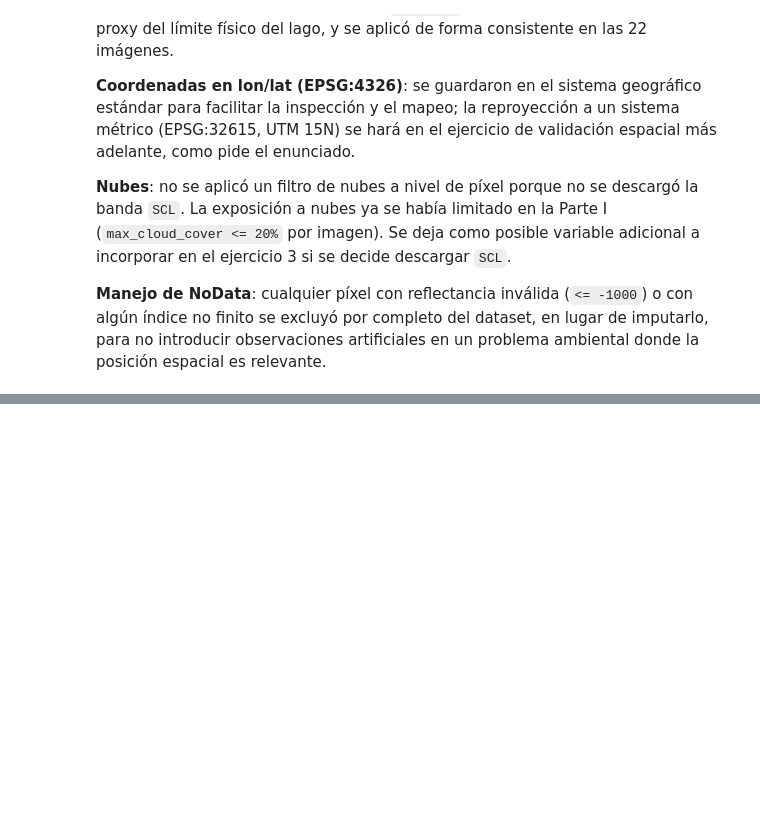
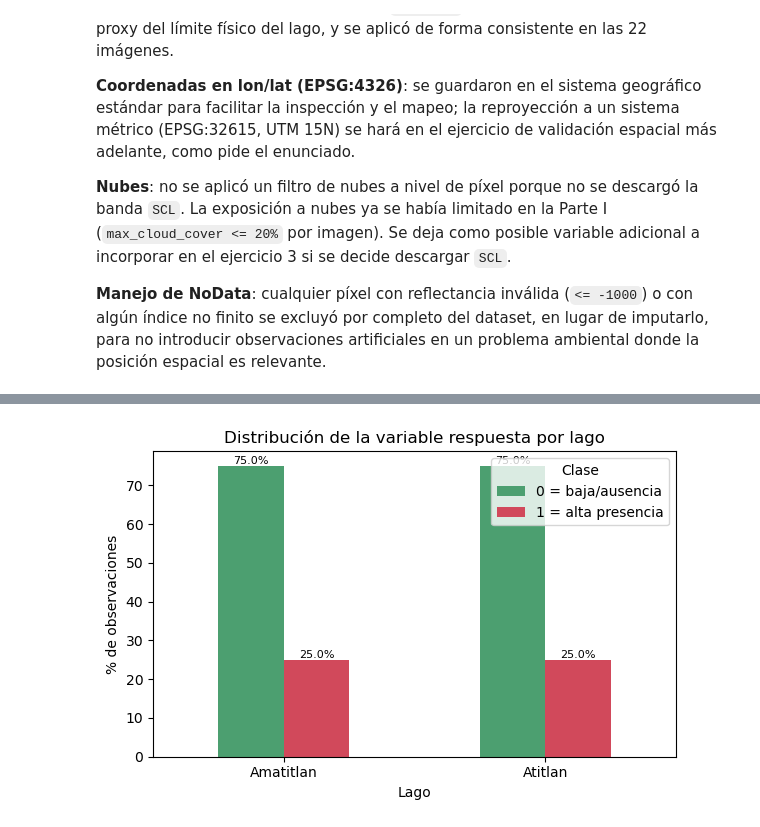
Before and after one commit to Ikeel04/Labs-DS, a Jupyter notebook: Lab4/Laboratorio4_Parte2.ipynb, the cells around one changed output, grey strips where cells are left out. Drawn from its saved outputs; the diff is of its cells as text; code cells hidden in the pictures; blank space fills up the shorter version.

Commit message:
Ejercicio 2 - Construcción de la variable de respuesta

```diff
--- a/Lab4/Laboratorio4_Parte2.ipynb
+++ b/Lab4/Laboratorio4_Parte2.ipynb
@@ -391,0 +408,25 @@ En cuanto a la relación con la cianobacteria: el NDVI tiene una correlación po
+# %%
+# --- 2.1 Variable respuesta binaria a partir del percentil 75 por lago ---
+UMBRAL_POR_LAGO = df_ml.groupby("lago")["cianobacteria_indice"].quantile(0.75)
+
+print("Umbral de alta presencia (percentil 75 por lago):")
+display(UMBRAL_POR_LAGO.round(2))
+
+df_ml["cianobacteria_binaria"] = (
+    (df_ml["cianobacteria_indice"] > df_ml["lago"].map(UMBRAL_POR_LAGO)).astype(int)
+)
+
+print()
+print("Conteo de observaciones por clase:")
+display(
+    df_ml["cianobacteria_binaria"]
+    .value_counts()
+    .rename(index={0: "0 = baja/ausencia", 1: "1 = alta presencia"})
+    .rename_axis("clase")
+)
+
+resumen_clases = df_ml.groupby("lago")["cianobacteria_binaria"].agg(
+    n_observaciones="count", n_alta_presencia="sum", prop_alta_presencia="mean"
+)
+resumen_clases["prop_alta_presencia"] = (resumen_clases["prop_alta_presencia"] * 100).round(1)
+display(resumen_clases)
@@ -391,0 +448,20 @@ En cuanto a la relación con la cianobacteria: el NDVI tiene una correlación po
+# %%
+# --- Distribución de la variable respuesta por lago ---
+fig, ax = plt.subplots(figsize=(6, 4))
+props = (
+    df_ml.groupby(["lago", "cianobacteria_binaria"]).size().unstack()
+    .div(df_ml.groupby("lago").size(), axis=0) * 100
+)
+props.plot(kind="bar", ax=ax, color=["#4c9f70", "#d1495b"])
+ax.set_xticklabels(props.index.str.capitalize(), rotation=0)
+ax.set_xlabel("Lago")
+ax.set_ylabel("% de observaciones")
+ax.set_title("Distribución de la variable respuesta por lago")
+ax.legend(["0 = baja/ausencia", "1 = alta presencia"], title="Clase")
+for cont in ax.containers:
+    ax.bar_label(cont, fmt="%.1f%%", fontsize=8)
+plt.tight_layout()
+plt.savefig("data/respuesta_binaria_distribucion.png")
+plt.show()
+# %% [output]
+[figure, added]
```
Also changed, not shown: parts of 15 cells of this notebook, 7 other files.
